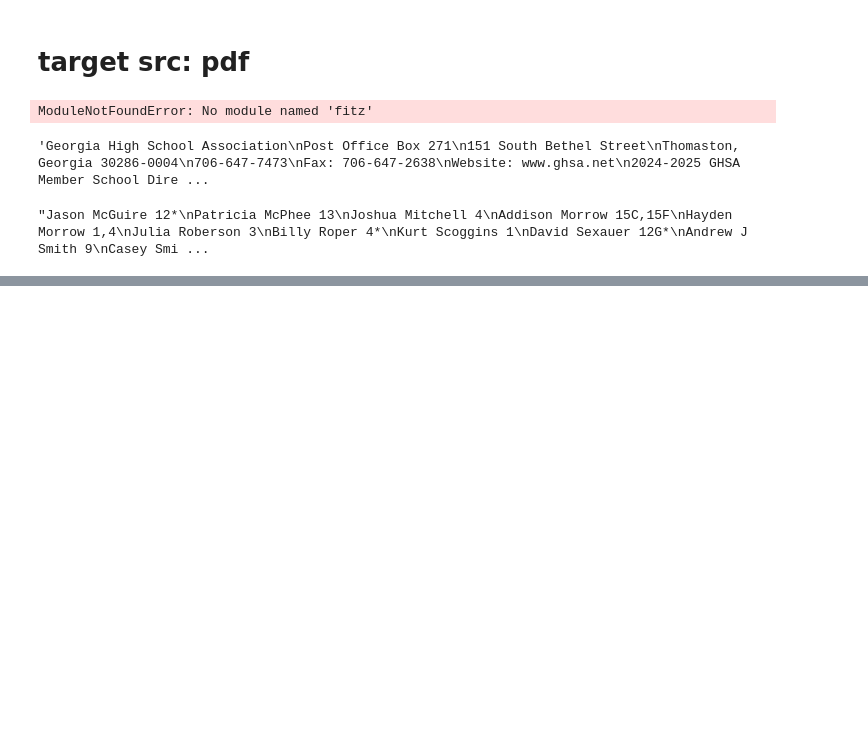
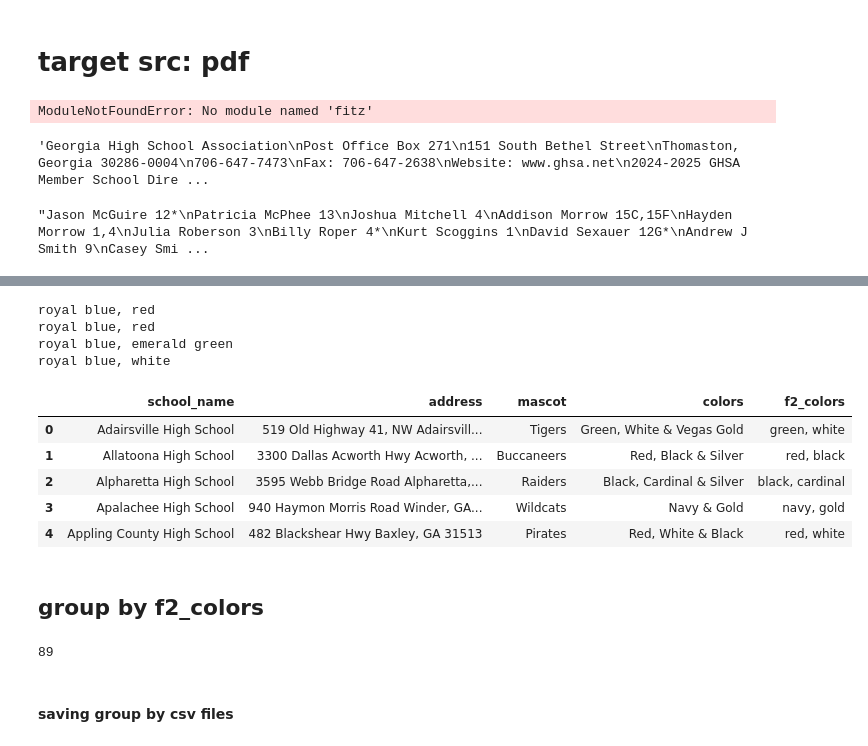
Before and after one commit to Ahnaf19/school-scraper, a Jupyter notebook: school_scraping.ipynb, the cells around one changed output, grey strips where cells are left out. Saved outputs shown, nothing was run; the diff lists cells and outputs as text; code cells hidden in the pictures; blank space fills up the shorter version.

```diff
--- a/school_scraping.ipynb
+++ b/school_scraping.ipynb
@@ -188,0 +363,36 @@ text
+# %%
+def assign_f2_colors(color_string: str) -> str|None:
+    if not isinstance(color_string, str):  # Handle non-string cases
+        return None
+
+    words = re.split(r'[,&]', color_string)
+    words = [word.strip().lower() for word in words if word.strip()]
+
+    # Select matched colors (first 2 if more than 2, all otherwise)
+    matched_colors = [word for word in (words[:2] if len(words) > 2 else words)]
+
+    return ", ".join(matched_colors) if matched_colors else None
+# %%
+print(assign_f2_colors("Royal Blue, red & Emerald Green"))
+print(assign_f2_colors("Royal Blue, Red & White"))
+print(assign_f2_colors("Royal Blue, Emerald Green & White"))
+print(assign_f2_colors("Royal Blue, & White"))
+# %% [output]
+royal blue, red
+royal blue, red
+royal blue, emerald green
+royal blue, white
+# %%
+# Apply function to DataFrame
+df2["f2_colors"] = df2["colors"].apply(lambda x: assign_f2_colors(x))
+# %%
+df2.head()
+# %% [output]
+|  | school_name | address | mascot | colors | f2_colors |
+| 0 | Adairsville High School | 519 Old Highway 41, NW Adairsvill... | Tigers | Green, White & Vegas Gold | green, white |
+| 1 | Allatoona High School | 3300 Dallas Acworth Hwy Acworth, ... | Buccaneers | Red, Black & Silver | red, black |
+| 2 | Alpharetta High School | 3595 Webb Bridge Road Alpharetta,... | Raiders | Black, Cardinal & Silver | black, cardinal |
+| 3 | Apalachee High School | 940 Haymon Morris Road Winder, GA... | Wildcats | Navy & Gold | navy, gold |
+| 4 | Appling County High School | 482 Blackshear Hwy Baxley, GA 31513 | Pirates | Red, White & Black | red, white |
+# %% [markdown]
+## group by f2_colors
@@ -188,0 +407,6 @@ text
+# %%
+print(len(grouped_dfs.keys()))
+# %% [output]
+89
+# %% [markdown]
+#### saving group by csv files
```
Also changed, not shown: parts of 27 cells of this notebook, 3 other files.
